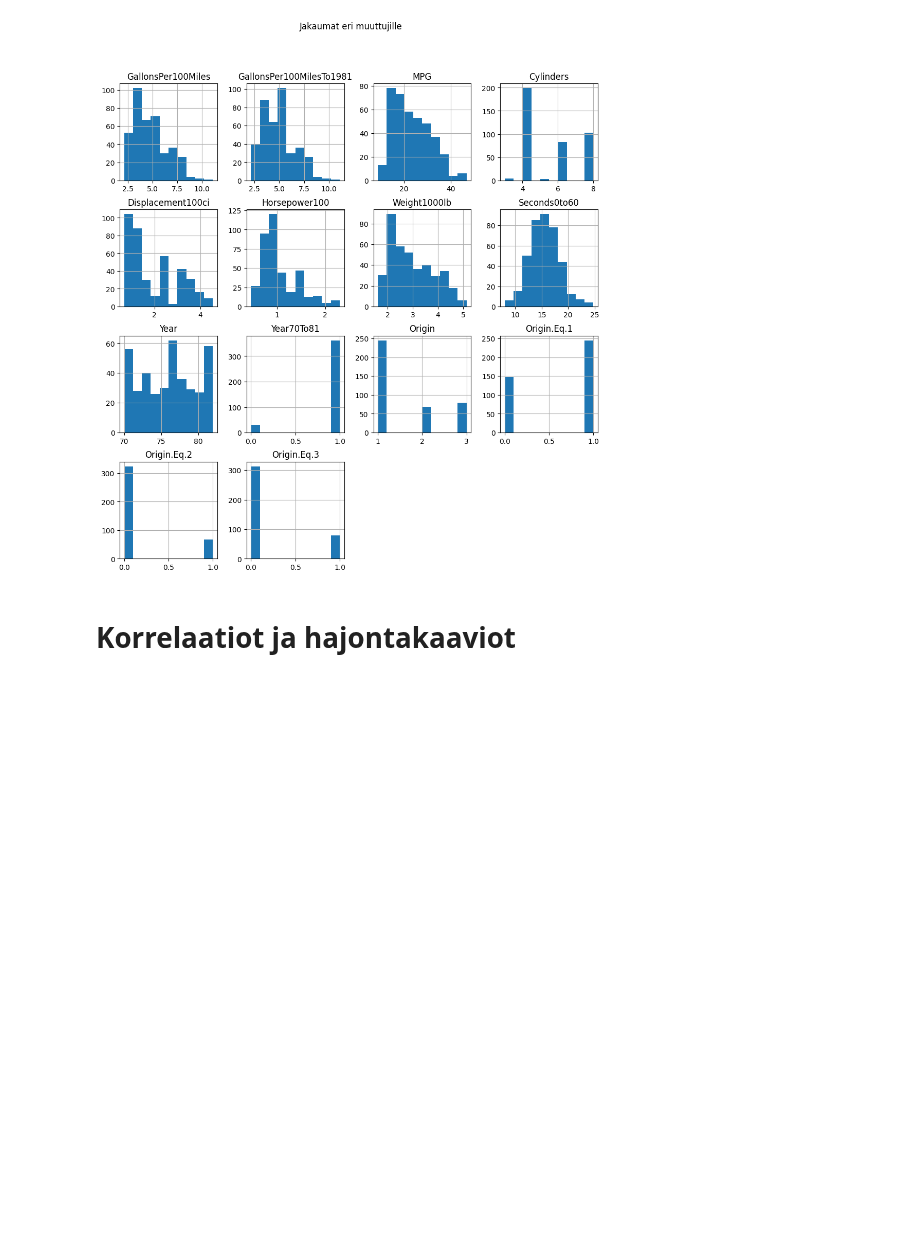
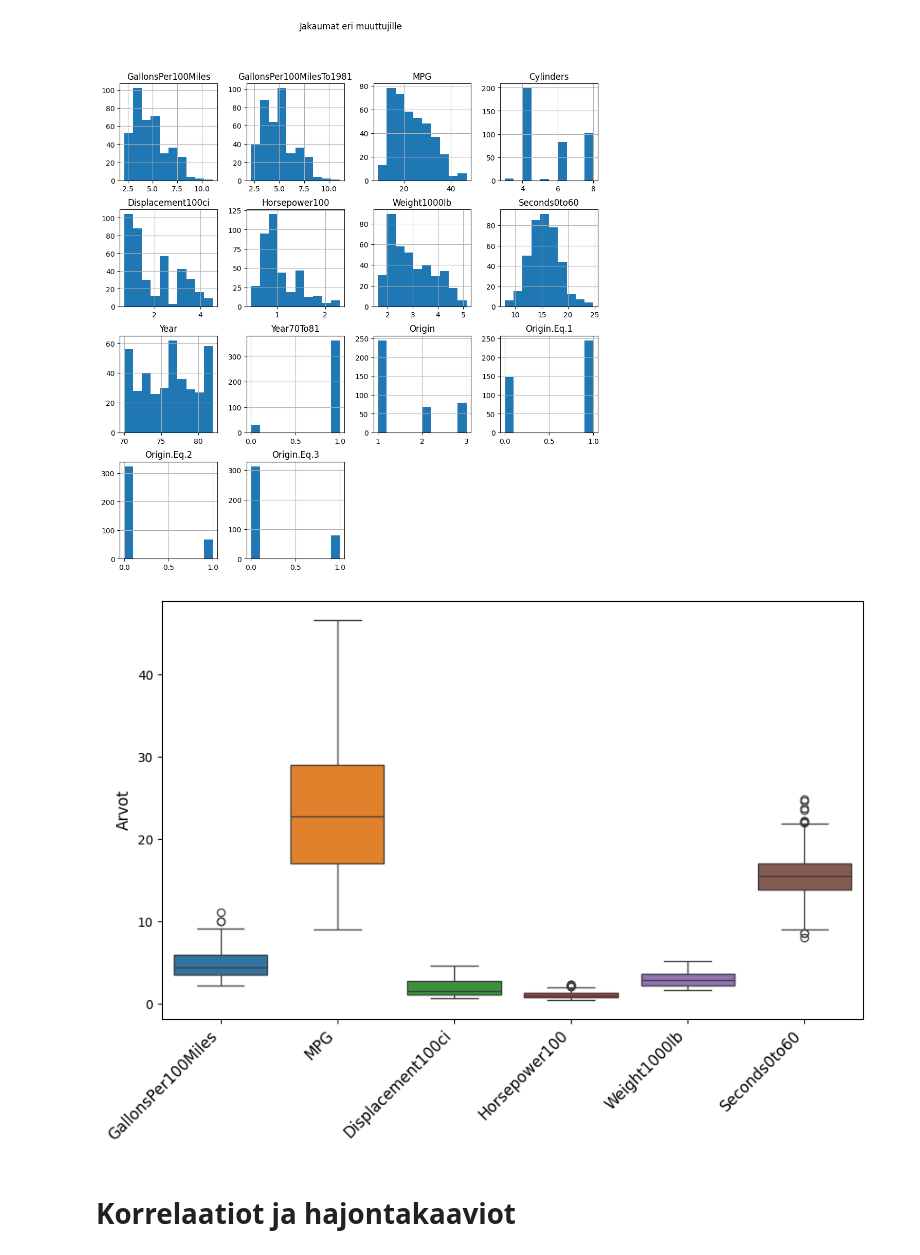
Before and after one commit to jemlau/PredictiveAnalyticsWithPython, a Jupyter notebook: Topic4/LinearRegression_for_AutoMPG_Pullasorsat.ipynb, the cells around one changed output. Cells and saved outputs as stored; diff of their text form; code cells hidden in the pictures; blank space fills up the shorter version.

```diff
--- a/Topic4/LinearRegression_for_AutoMPG_Pullasorsat.ipynb
+++ b/Topic4/LinearRegression_for_AutoMPG_Pullasorsat.ipynb
@@ -85,6 +85,19 @@ plt.suptitle("Jakaumat eri muuttujille")
 plt.show()
 # %% [output]
 [figure]
+# %%
+plt.figure(figsize=(10, 6))
+
+sns.boxplot(data=df[['GallonsPer100Miles', 'MPG', 'Displacement100ci', 'Horsepower100', 'Weight1000lb', 'Seconds0to60']])
+
+plt.xticks(rotation=45, ha='right', fontsize=12)
+
+
+plt.ylabel('Arvot', fontsize=12)
+
+plt.show()
+# %% [output]
+[figure, added]
 # %% [markdown]
 # Korrelaatiot ja hajontakaaviot
 # %%
```
Also changed, not shown: parts of 1 cell of this notebook, 1 other file.
